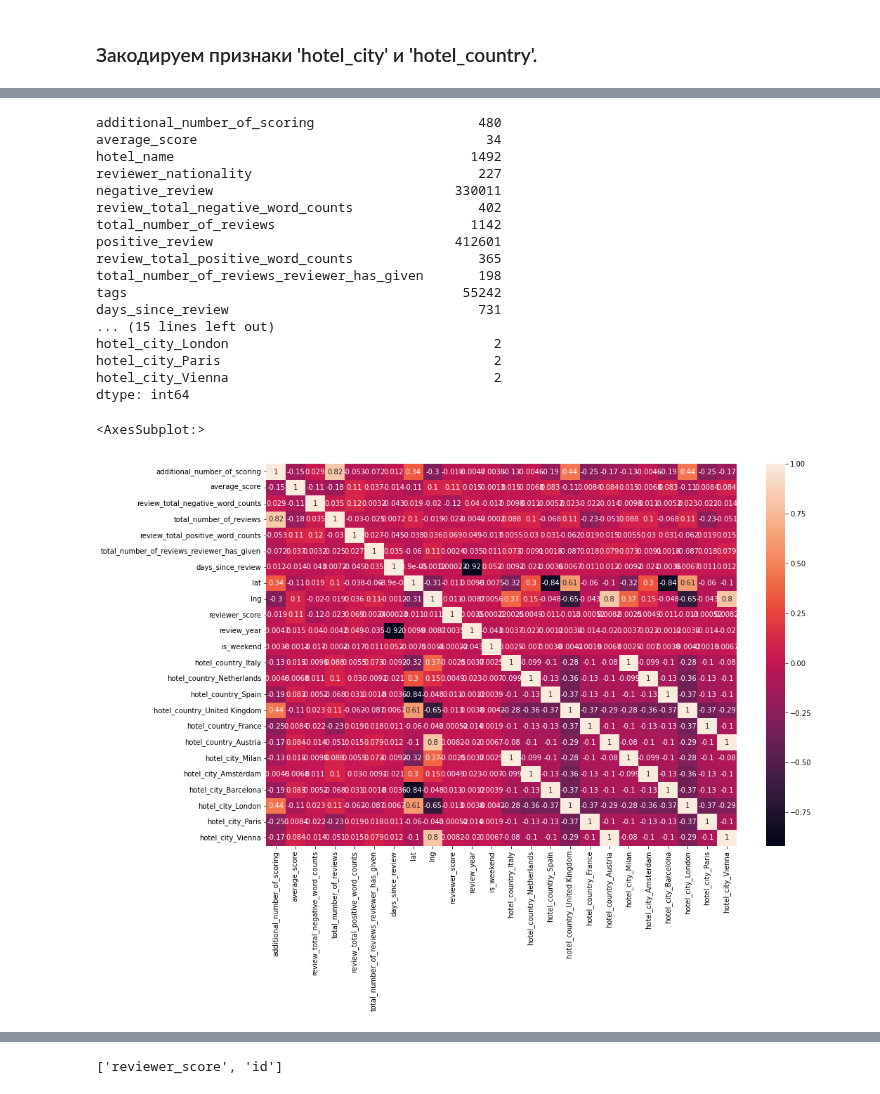
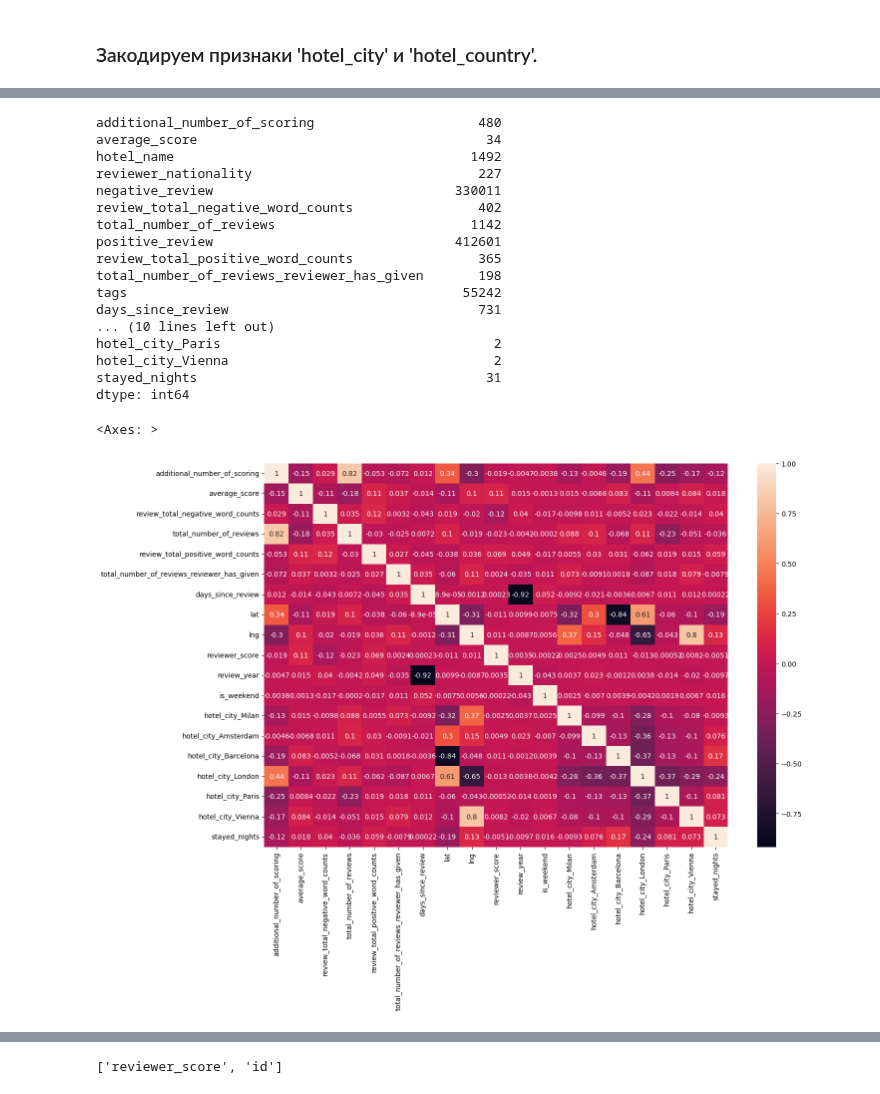
Before and after one commit to vokhmianin-da/Project-3-Holels-for-Kaggle, a Jupyter notebook: Project 3 Hotels.ipynb, the cells around one changed output, grey strips where cells are left out. Cells and saved outputs as stored; diff of their text form; code cells hidden in the pictures.

Commit message:
Добавлен признак Stayed nights

```diff
--- a/Project 3 Hotels.ipynb
+++ b/Project 3 Hotels.ipynb
@@ -185,8 +191,8 @@ RANDOM_SEED = 42
 # %%
 # Подгрузим наши данные из соревнования
 
-DATA_DIR = '/kaggle/input/sf-booking/'
-#DATA_DIR = 'data/'
+#DATA_DIR = '/kaggle/input/sf-booking/'
+DATA_DIR = 'data/'
 df_train = pd.read_csv(DATA_DIR+'/hotels_train.csv') # датасет для обучения
 df_test = pd.read_csv(DATA_DIR+'hotels_test.csv') # датасет для предсказания
 sample_submission = pd.read_csv(DATA_DIR+'/submission.csv') # самбмишн
@@ -604,10 +610,10 @@ p-значение меньше, чем заданный уровень знач
 # %% [markdown]
 ### Закодируем признаки 'hotel_city' и 'hotel_country'.
 # %%
-# hotel_country
-encoder = ce.OneHotEncoder(cols=['hotel_country'], use_cat_names=True)
+# hotel_country (не нужен, так как коррелирует с hotel_city)
+'''encoder = ce.OneHotEncoder(cols=['hotel_country'], use_cat_names=True)
 type_bin = encoder.fit_transform(data['hotel_country'])
-data = pd.concat([data, type_bin], axis=1)
+data = pd.concat([data, type_bin], axis=1)'''
 
 # hotel_city
 encoder = ce.OneHotEncoder(cols=['hotel_city'], use_cat_names=True)
@@ -623,0 +721,19 @@ display(data.head(1))
+# %%
+def stayed_nights_stayed(item):
+    """
+    Функция выделяет из строки tags кол-во ночей (Stayed {} nights)
+
+    Параметры:
+    elem (str): Строка таблицы, из которой нужно выделить кол-во ночей.
+    out:
+    number (int): Кол-во ночей.
+    """
+    express = re.search('''Stayed (\d{1,2}) nights''', item)
+    if express:
+        number = int(express.group(1))
+    else:
+        number = 0
+    return number
+
+data['stayed_nights'] = data['tags'].apply(stayed_nights_stayed)
+display(data['stayed_nights'].head(20))
@@ -636,19 +770,19 @@ review_total_positive_word_counts                365
 total_number_of_reviews_reviewer_has_given       198
 tags                                           55242
 days_since_review                                731
-... (15 lines left out)
-hotel_city_London                                  2
+... (10 lines left out)
 hotel_city_Paris                                   2
 hotel_city_Vienna                                  2
+stayed_nights                                     31
 dtype: int64
 # %%
 plt.rcParams['figure.figsize'] = (15,10)
-#sns.heatmap(data.drop(['sample'], axis=1).corr(numeric_only=True), annot=True)
+sns.heatmap(data.drop(['sample'], axis=1).corr(numeric_only=True), annot=True)
 # for Kaggle
-sns.heatmap(data.drop(['sample'], axis=1).corr(), annot=True)
+#sns.heatmap(data.drop(['sample'], axis=1).corr(), annot=True)
 # %% [output]
-<AxesSubplot:>
+<Axes: >
-[figure, old version]
+[figure, new version]
 # %%
 # убираем признаки которые еще не успели обработать,
 # модель на признаках с dtypes "object" обучаться не будет, просто выберим их и удалим
```
Also changed, not shown: parts of 29 cells of this notebook.
